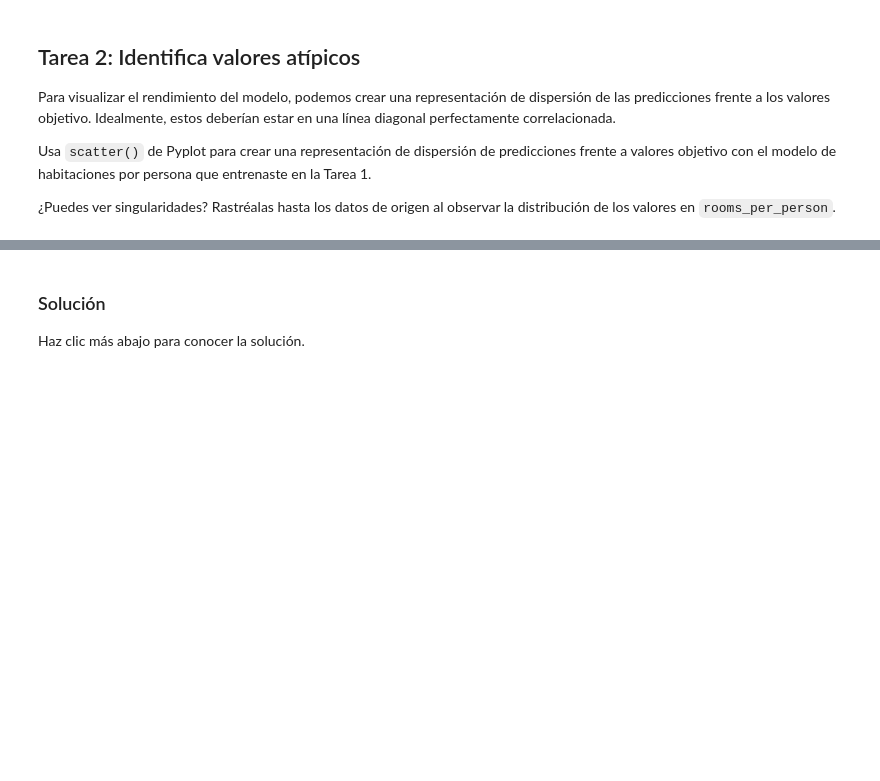
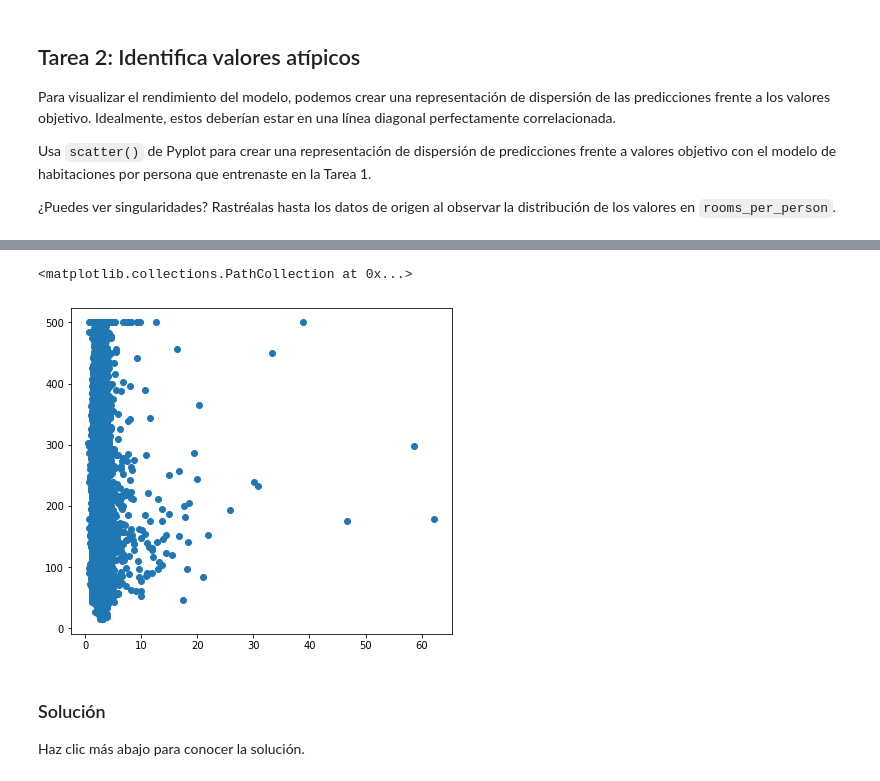
Before and after one commit to smusolino/tensorflow-course, a Jupyter notebook: synthetic_features_and_outliers.ipynb, the cells around one changed output, grey strips where cells are left out. Drawn from its saved outputs; the diff is of its cells as text; code cells hidden in the pictures; blank space fills up the shorter version.

```diff
--- a/synthetic_features_and_outliers.ipynb
+++ b/synthetic_features_and_outliers.ipynb
@@ -237,3 +309,10 @@ Usa `scatter()` de Pyplot para crear una representación de dispersión de predi
+# %%
+plt.figure(figsize=(15, 6))
+plt.subplot(1, 2, 1)
+plt.scatter(calibration_data["predictions"], calibration_data["targets"])
+# %% [output]
+<matplotlib.collections.PathCollection at 0x...>
+[figure, added]
 # %% [markdown]
  ### Solución
 
```
Also changed, not shown: parts of 10 cells of this notebook.
